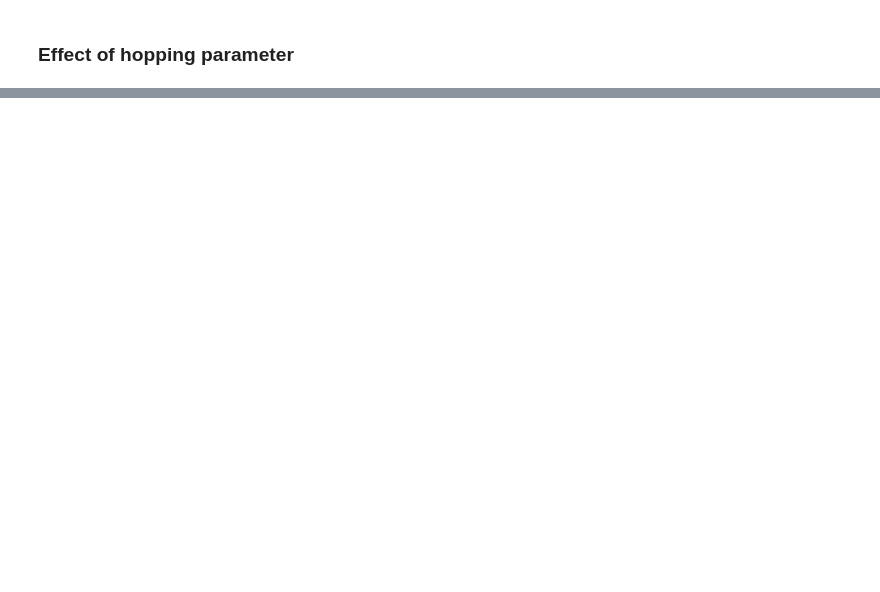
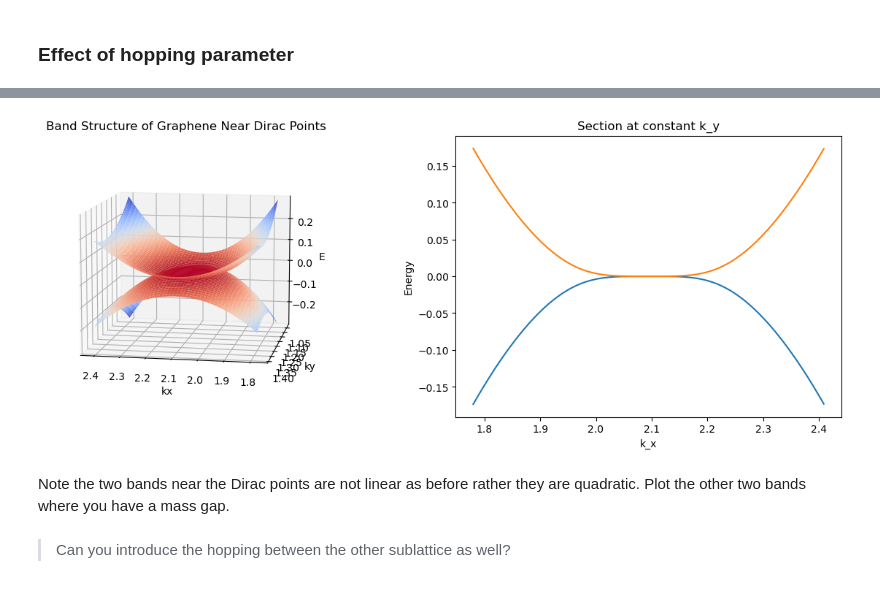
Before and after one commit to biplab37/Graphene, a Jupyter notebook: Graphene_Band_Structure.ipynb, the cells around one changed output, grey strips where cells are left out. Cells and saved outputs as stored; diff of their text form; code cells hidden in the pictures; blank space fills up the shorter version.

Commit message:
added bilayer

```diff
--- a/Graphene_Band_Structure.ipynb
+++ b/Graphene_Band_Structure.ipynb
@@ -116,0 +157,10 @@ band_t(energy, 1, np.linspace(1, 2, 10))
+# %%
+tperp = 0.1 # You can change the value of tperp here
+def energy_bilayer(kx,ky,a,t):
+    return tperp/2 - np.sqrt(tperp**2/4 + (3+4*np.cos(3*a*kx/2)*np.cos(np.sqrt(3)*a*ky/2) + 2*np.cos(np.sqrt(3)*a*ky))**2)
+
+band_Dirac_points(energy_bilayer,1,1)
+# %% [output]
+[figure, added]
+# %% [markdown]
+Note the two bands near the Dirac points are not linear as before rather they are quadratic. Plot the other two bands where you have a mass gap.
@@ -116,0 +172,2 @@ band_t(energy, 1, np.linspace(1, 2, 10))
+# %% [markdown]
+>Can you introduce the hopping between the other sublattice as well?
```
Also changed, not shown: parts of 8 cells of this notebook.
